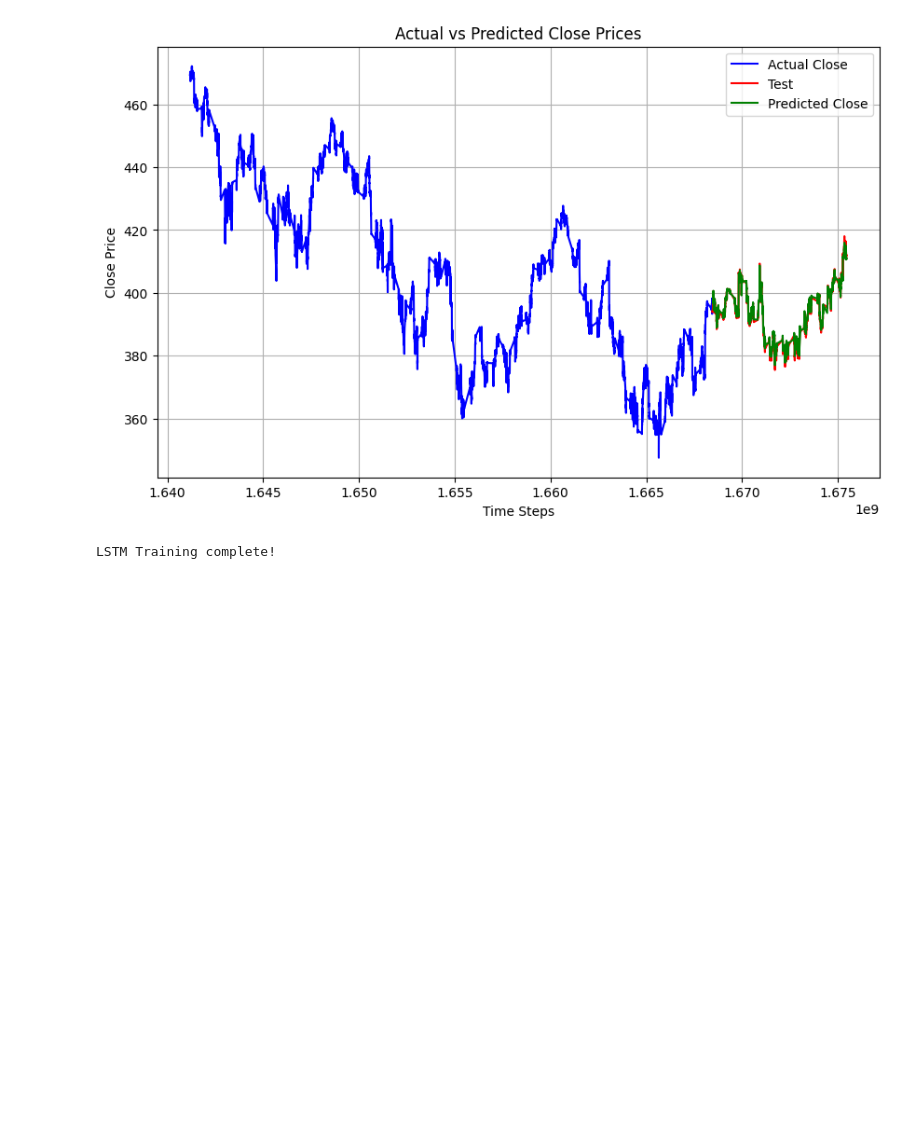
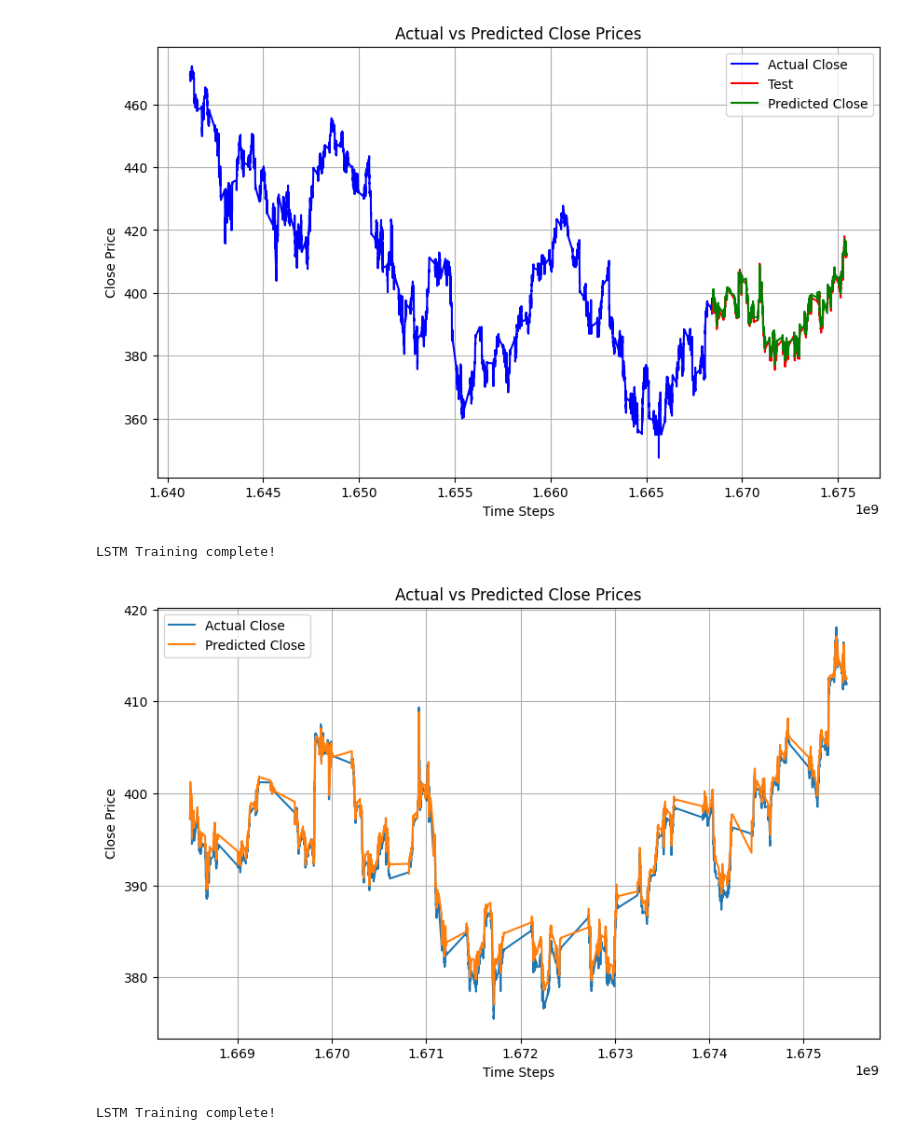
Before and after one commit to yossibatash/tau-final-project, a Jupyter notebook: LSTM_15_min.ipynb, the cells around one changed output. Cells and saved outputs as stored; diff of their text form; code cells hidden in the pictures; blank space fills up the shorter version.

Commit message:
20_epochs - Adding LSTM 15 sample predict vs actual graph

```diff
--- a/LSTM_15_min.ipynb
+++ b/LSTM_15_min.ipynb
@@ -300,6 +300,22 @@ print("LSTM Training complete!")
 first_n_rows=3484
 [figure]
 LSTM Training complete!
+# %%
+# 11. Plot the actual vs. predicted close values
+plt.figure(figsize=(10, 6))
+plt.plot(res_df.iloc[:first_n_rows]["close"], label='Actual Close')
+plt.plot(res_df.iloc[:first_n_rows]["predicted_close_price"], label='Predicted Close')
+plt.xlabel('Time Steps')
+plt.ylabel('Close Price')
+plt.title('Actual vs Predicted Close Prices')
+plt.legend()
+plt.grid(True)
+plt.show()
+
+print("LSTM Training complete!")
+# %% [output]
+[figure, added]
+LSTM Training complete!
 # %%
 # Calculate the close_price_predicted_percentage_change
 res_df['close_price_predicted_percentage_change'] = ((res_df['predicted_close_price'] - res_df['close']) / res_df['close']) * 100
```
Also changed, not shown: parts of 3 cells of this notebook.
